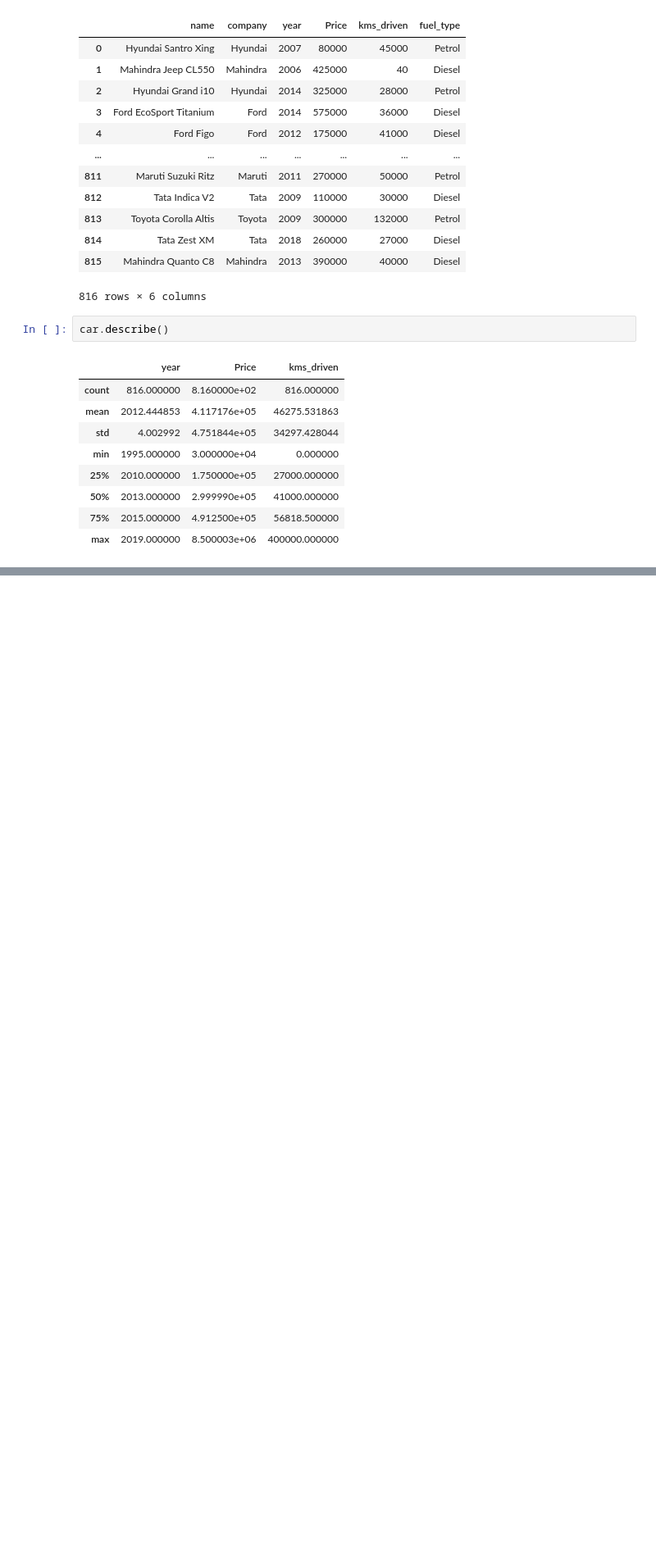
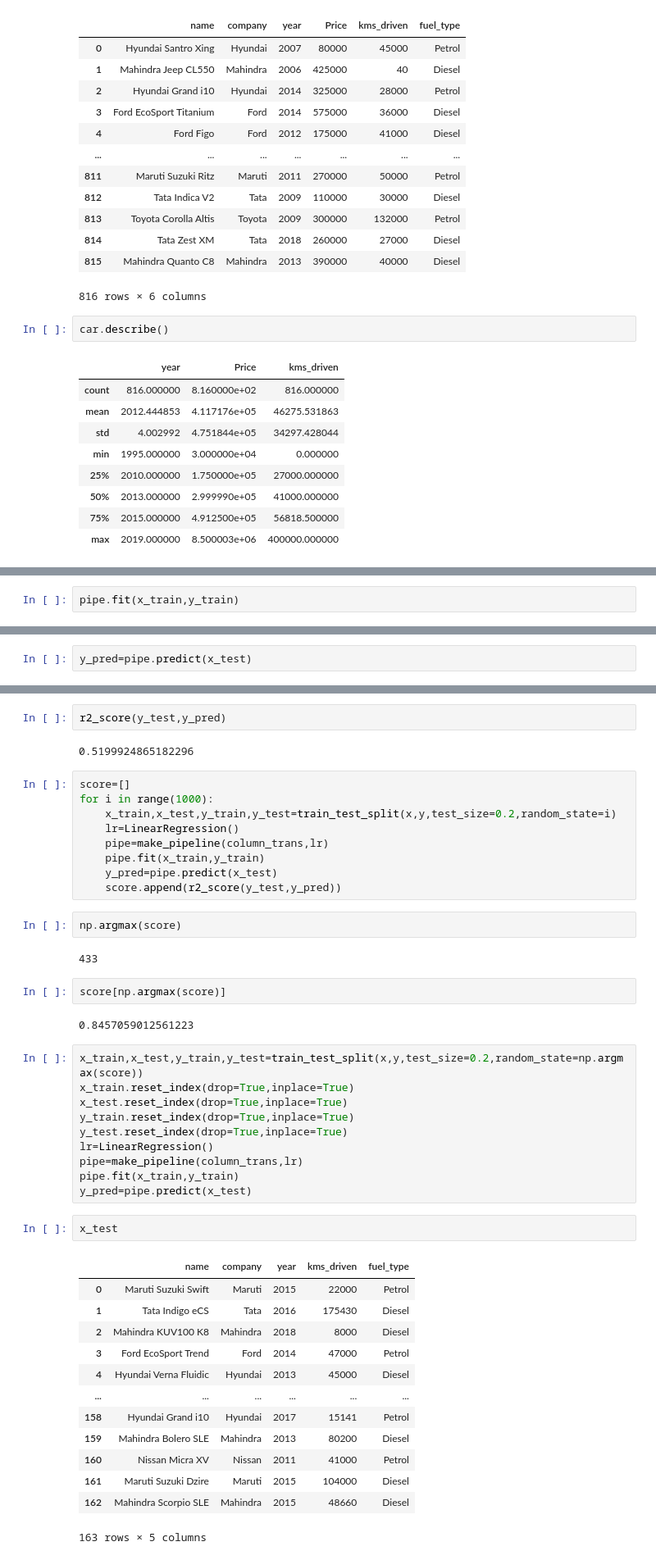
Before and after one commit to JK1Real/car_price_prediction, a Jupyter notebook: quikr predictor.ipynb, the cells around one changed output, grey strips where cells are left out. Shown: that part at 82% size. Cells and saved outputs as stored; diff of their text form; blank space fills up the shorter version.

```diff
--- a/quikr predictor.ipynb
+++ b/quikr predictor.ipynb
@@ -287,0 +346,2 @@ car[car["Price"]<6e6].reset_index()
+# %%
+pipe.fit(x_train,y_train)
@@ -287,0 +365,2 @@ car[car["Price"]<6e6].reset_index()
+# %%
+y_pred=pipe.predict(x_test)
@@ -287,0 +387,47 @@ car[car["Price"]<6e6].reset_index()
+# %%
+r2_score(y_test,y_pred)
+# %% [output]
+0.5199924865182296
+# %%
+score=[]
+for i in range(1000):
+    x_train,x_test,y_train,y_test=train_test_split(x,y,test_size=0.2,random_state=i)
+    lr=LinearRegression()
+    pipe=make_pipeline(column_trans,lr)
+    pipe.fit(x_train,y_train)
+    y_pred=pipe.predict(x_test)
+    score.append(r2_score(y_test,y_pred))
+# %%
+np.argmax(score)
+# %% [output]
+433
+# %%
+score[np.argmax(score)]
+# %% [output]
+0.8457059012561223
+# %%
+x_train,x_test,y_train,y_test=train_test_split(x,y,test_size=0.2,random_state=np.argmax(score))
+x_train.reset_index(drop=True,inplace=True)
+x_test.reset_index(drop=True,inplace=True)
+y_train.reset_index(drop=True,inplace=True)
+y_test.reset_index(drop=True,inplace=True)
+lr=LinearRegression()
+pipe=make_pipeline(column_trans,lr)
+pipe.fit(x_train,y_train)
+y_pred=pipe.predict(x_test)
+# %%
+x_test
+# %% [output]
+|  | name | company | year | kms_driven | fuel_type |
+| 0 | Maruti Suzuki Swift | Maruti | 2015 | 22000 | Petrol |
+| 1 | Tata Indigo eCS | Tata | 2016 | 175430 | Diesel |
+| 2 | Mahindra KUV100 K8 | Mahindra | 2018 | 8000 | Diesel |
+| 3 | Ford EcoSport Trend | Ford | 2014 | 47000 | Petrol |
+| 4 | Hyundai Verna Fluidic | Hyundai | 2013 | 45000 | Diesel |
+| ... | ... | ... | ... | ... | ... |
+| 158 | Hyundai Grand i10 | Hyundai | 2017 | 15141 | Petrol |
+| 159 | Mahindra Bolero SLE | Mahindra | 2013 | 80200 | Diesel |
+| 160 | Nissan Micra XV | Nissan | 2011 | 41000 | Petrol |
+| 161 | Maruti Suzuki Dzire | Maruti | 2015 | 104000 | Diesel |
+| 162 | Mahindra Scorpio SLE | Mahindra | 2015 | 48660 | Diesel |
+163 rows × 5 columns
```
Also changed, not shown: parts of 29 cells of this notebook, 6 other files.
